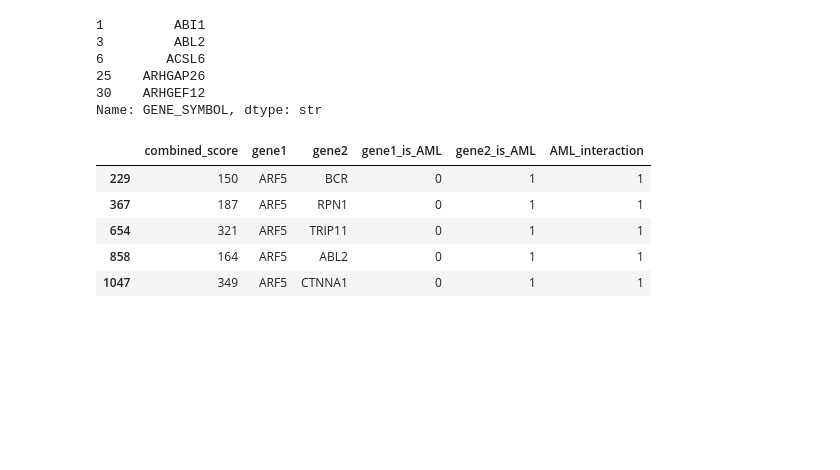
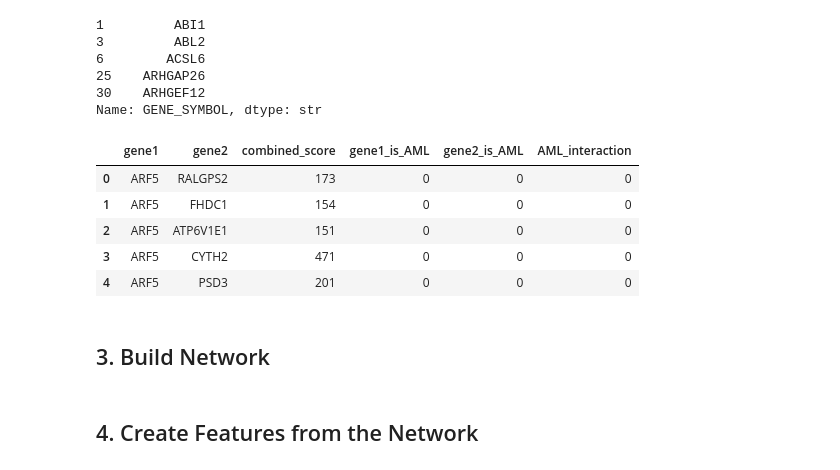
Before and after one commit to JuanSeguraA/ppi-cancer-prediction, a Jupyter notebook: ppi_cancer_prediction.ipynb, the cells around one changed output. Drawn from its saved outputs; the diff is of its cells as text; code cells hidden in the pictures; blank space fills up the shorter version.

Commit message:
Created network, features, and network dataset

```diff
--- a/ppi_cancer_prediction.ipynb
+++ b/ppi_cancer_prediction.ipynb
@@ -271,16 +260,20 @@ Name: GENE_SYMBOL, dtype: str
 # %%
 ppi_labeled = ppi.copy()
 
 ppi_labeled['gene1_is_AML'] = ppi_labeled['gene1'].isin(aml_genes).astype(int)
 ppi_labeled['gene2_is_AML'] = ppi_labeled['gene2'].isin(aml_genes).astype(int)
 
 ppi_labeled['AML_interaction'] = ((ppi_labeled['gene1_is_AML'] == 1) |(ppi_labeled['gene2_is_AML'] == 1)).astype(int)
 
-ppi_labeled[ppi_labeled['AML_interaction'] == 1].head()
+ppi_labeled  = ppi_labeled.reindex(columns=['gene1', 'gene2', 'combined_score', 'gene1_is_AML', 'gene2_is_AML', 'AML_interaction'])
+
+ppi_labeled.head()
 # %% [output]
-|  | combined_score | gene1 | gene2 | gene1_is_AML | gene2_is_AML | AML_interaction |
-| 229 | 150 | ARF5 | BCR | 0 | 1 | 1 |
-| 367 | 187 | ARF5 | RPN1 | 0 | 1 | 1 |
-| 654 | 321 | ARF5 | TRIP11 | 0 | 1 | 1 |
-| 858 | 164 | ARF5 | ABL2 | 0 | 1 | 1 |
-| 1047 | 349 | ARF5 | CTNNA1 | 0 | 1 | 1 |
+|  | gene1 | gene2 | combined_score | gene1_is_AML | gene2_is_AML | AML_interaction |
+| 0 | ARF5 | RALGPS2 | 173 | 0 | 0 | 0 |
+| 1 | ARF5 | FHDC1 | 154 | 0 | 0 | 0 |
+| 2 | ARF5 | ATP6V1E1 | 151 | 0 | 0 | 0 |
+| 3 | ARF5 | CYTH2 | 471 | 0 | 0 | 0 |
+| 4 | ARF5 | PSD3 | 201 | 0 | 0 | 0 |
+# %% [markdown]
+## 3. Build Network
@@ -286,0 +293,2 @@ ppi_labeled[ppi_labeled['AML_interaction'] == 1].head()
+# %% [markdown]
+## 4. Create Features from the Network
```
Also changed, not shown: parts of 8 cells of this notebook.
